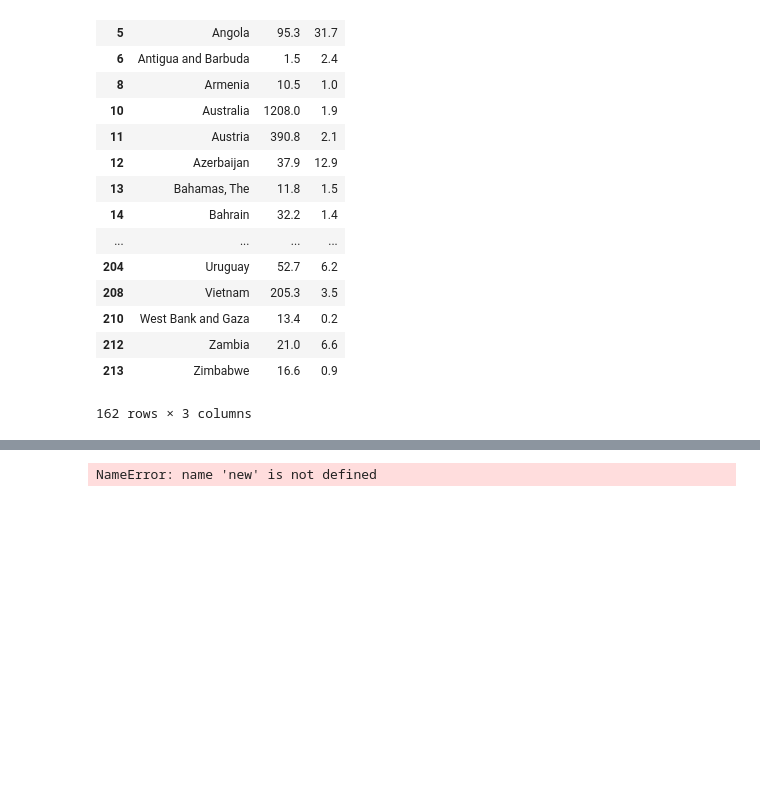
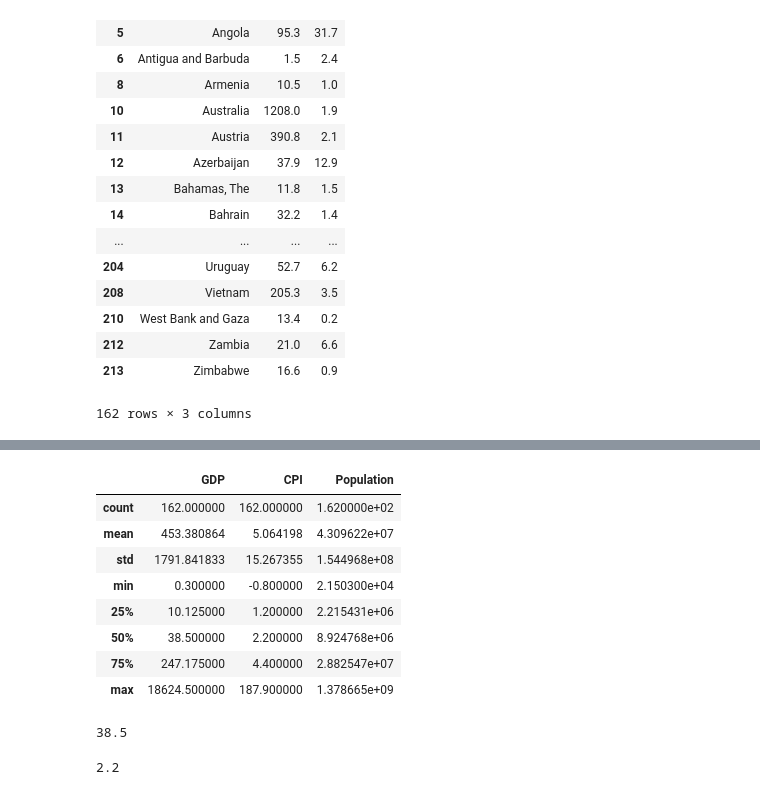
Before and after one commit to ZohaibS/EconomicAnalysesRaw, a Jupyter notebook: Dendogram2-AG/clean_data.ipynb, the cells around one changed output, grey strips where cells are left out. Saved outputs shown, nothing was run; the diff lists cells and outputs as text; code cells hidden in the pictures; blank space fills up the shorter version.

```diff
--- a/Dendogram2-AG/clean_data.ipynb
+++ b/Dendogram2-AG/clean_data.ipynb
@@ -220,6 +220,24 @@ df_new
 import os
 import csv
 
-df_new.to_csv(new, sep='\t', encoding='utf-8')
+df_new.to_csv('data1.csv')
-# %% [output]
-NameError: name 'new' is not defined
+# %%
+df_new.describe()
+# %% [output]
+|  | GDP | CPI | Population |
+| count | 162.000000 | 162.000000 | 1.620000e+02 |
+| mean | 453.380864 | 5.064198 | 4.309622e+07 |
+| std | 1791.841833 | 15.267355 | 1.544968e+08 |
+| min | 0.300000 | -0.800000 | 2.150300e+04 |
+| 25% | 10.125000 | 1.200000 | 2.215431e+06 |
+| 50% | 38.500000 | 2.200000 | 8.924768e+06 |
+| 75% | 247.175000 | 4.400000 | 2.882547e+07 |
+| max | 18624.500000 | 187.900000 | 1.378665e+09 |
+# %%
+df_new["GDP"].median()
+# %% [output]
+38.5
+# %%
+df_new["CPI"].median()
+# %% [output]
+2.2
```
Also changed, not shown: parts of 3 cells of this notebook, 7 other files.
